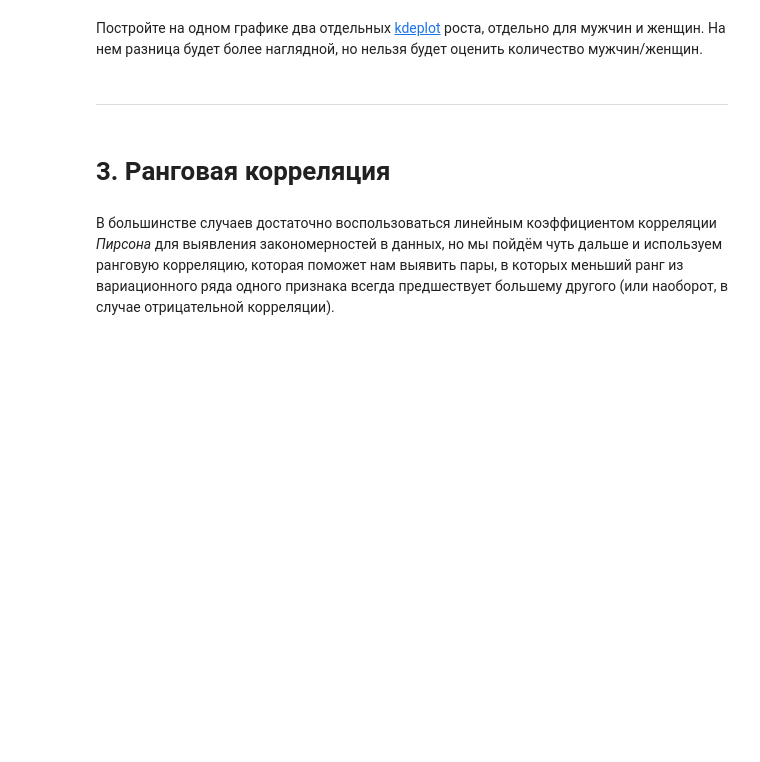
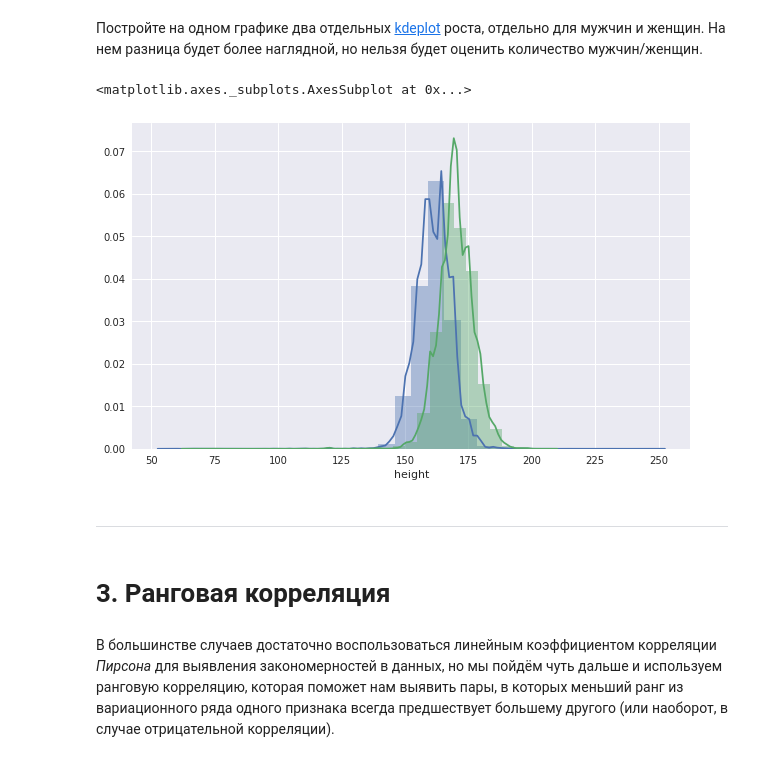
Before and after one commit to vlavrik/mlcourse_open, a Jupyter notebook: jupyter_russian/homeworks/hw2_session3_visual_data_analysis.ipynb, the cells around one changed output. Cells and saved outputs as stored; diff of their text form; code cells hidden in the pictures; blank space fills up the shorter version.

```diff
--- a/jupyter_russian/homeworks/hw2_session3_visual_data_analysis.ipynb
+++ b/jupyter_russian/homeworks/hw2_session3_visual_data_analysis.ipynb
@@ -211,3 +214,10 @@ array([0, 1, 2, 3, 4, 5, 6, 7, 8, 9])
+# %%
+plt.figure(figsize=(10,6))
+sns.distplot(train['height'][train['gender'] == 1], bins=30)
+sns.distplot(train['height'][train['gender'] == 2], bins=30)
+# %% [output]
+<matplotlib.axes._subplots.AxesSubplot at 0x...>
+[figure, added]
 # %% [markdown]
 ---
 # %% [markdown]
```
Also changed, not shown: parts of 19 cells of this notebook.
